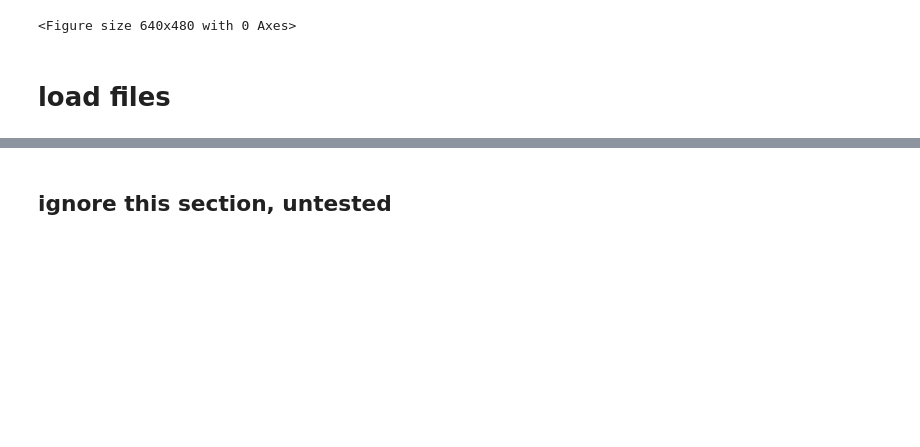
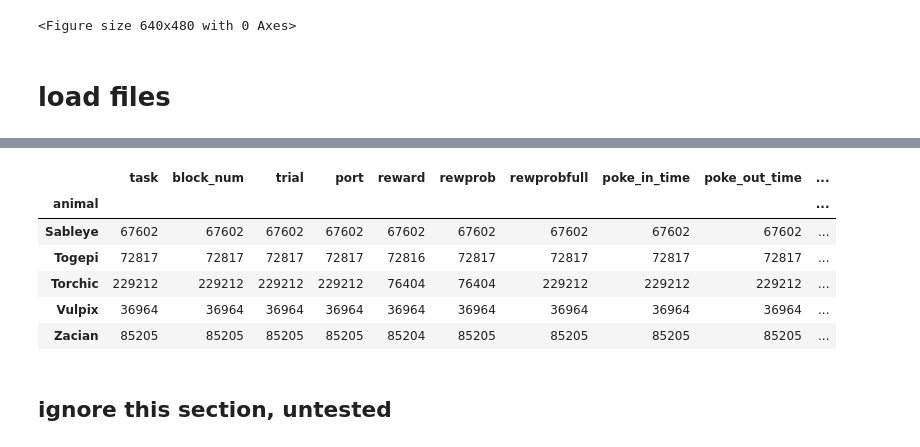
Before and after one commit to nightshade2303/banditAnalysis, a Jupyter notebook: rodentBanditAnalysis.ipynb, the cells around one changed output, grey strips where cells are left out. Drawn from its saved outputs; the diff is of its cells as text; code cells hidden in the pictures; blank space fills up the shorter version.

```diff
--- a/rodentBanditAnalysis.ipynb
+++ b/rodentBanditAnalysis.ipynb
@@ -68,2 +173,12 @@ sessdf = trializer_v3(df, list_sessionMarker,
+# %%
+sessdf[(sessdf.week_task.isin([4,5,6,7,8])) & (sessdf.task == 'unstr')].groupby('animal').count()
+# %% [output]
+|  | task | block_num | trial | port | reward | rewprob | rewprobfull | poke_in_time | poke_out_time | ... |
+| animal |  |  |  |  |  |  |  |  |  | ... |
+| Sableye | 67602 | 67602 | 67602 | 67602 | 67602 | 67602 | 67602 | 67602 | 67602 | ... |
+| Togepi | 72817 | 72817 | 72817 | 72817 | 72816 | 72817 | 72817 | 72817 | 72817 | ... |
+| Torchic | 229212 | 229212 | 229212 | 229212 | 76404 | 76404 | 229212 | 229212 | 229212 | ... |
+| Vulpix | 36964 | 36964 | 36964 | 36964 | 36964 | 36964 | 36964 | 36964 | 36964 | ... |
+| Zacian | 85205 | 85205 | 85205 | 85205 | 85204 | 85205 | 85205 | 85205 | 85205 | ... |
 # %% [markdown]
 ## ignore this section, untested
```
Also changed, not shown: parts of 18 cells of this notebook, 22 other files.
